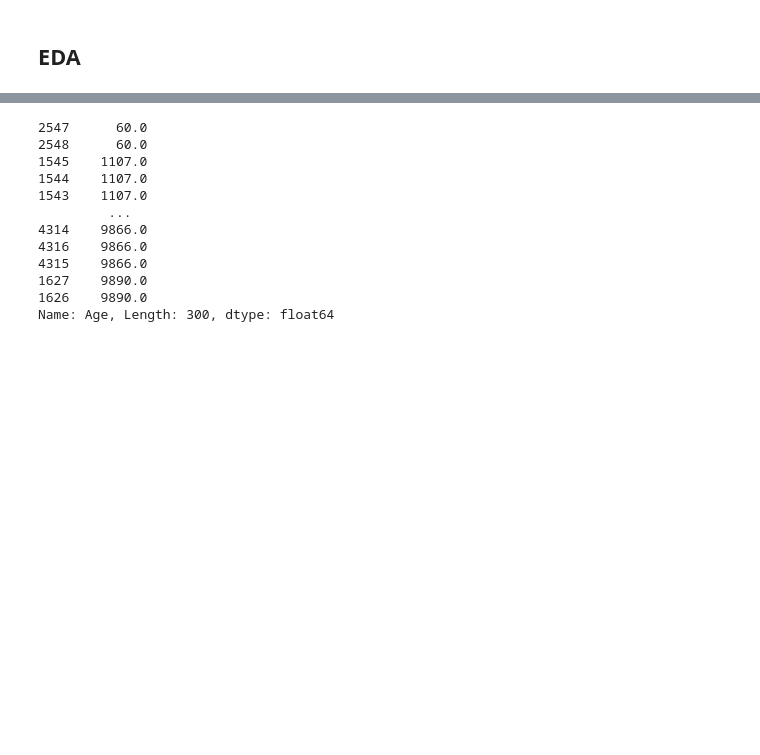
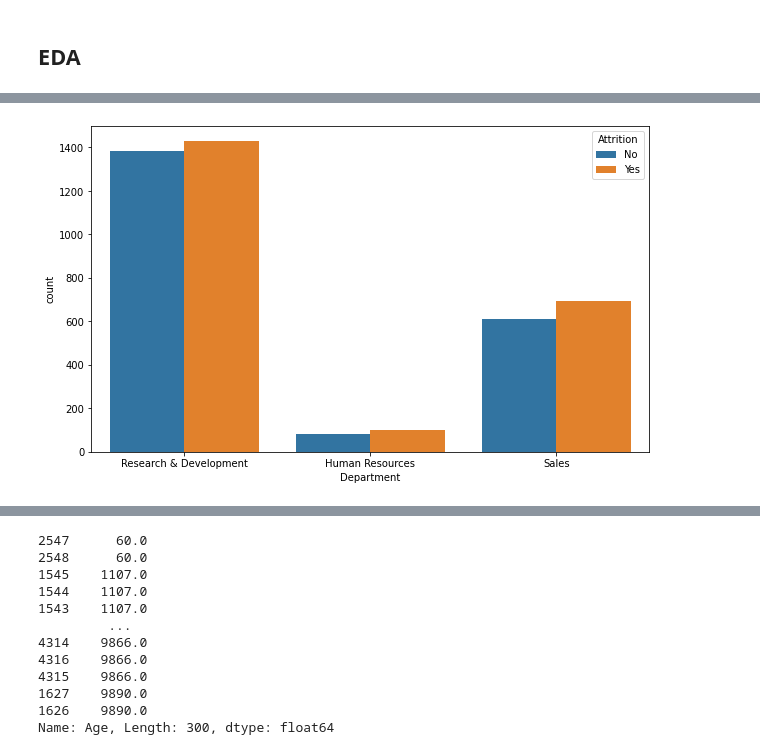
Before and after one commit to tomasduricek/SDA_project_2_classification, a Jupyter notebook: classification.ipynb, the cells around one changed output, grey strips where cells are left out. Saved outputs shown, nothing was run; the diff lists cells and outputs as text; code cells hidden in the pictures; blank space fills up the shorter version.

```diff
--- a/classification.ipynb
+++ b/classification.ipynb
@@ -62,0 +102,6 @@ df
+# %%
+plt.figure(figsize=(10, 6))
+sns.countplot(df['Department'], hue=df['Attrition'])
+plt.show()
+# %% [output]
+[figure, added]
```
Also changed, not shown: parts of 38 cells of this notebook.
